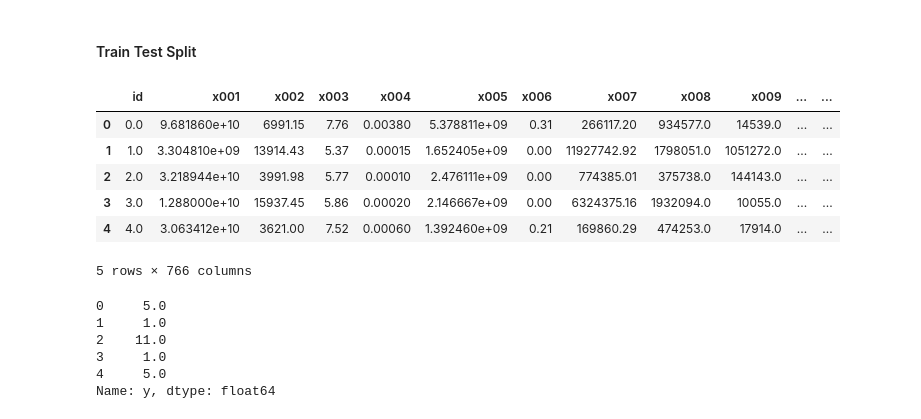
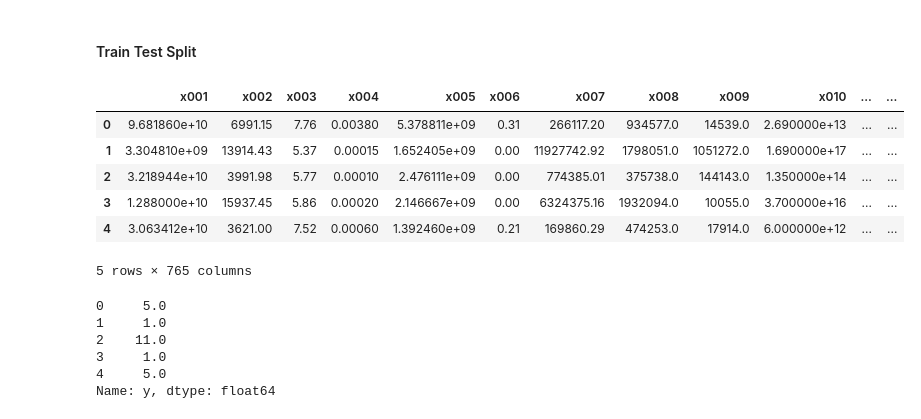
Before and after one commit to pdhanoa/cs390-project, a Jupyter notebook: regression-problem/Missing_Imputation_PCA_and_Model_Exploration.ipynb, the cells around one changed output. Cells and saved outputs as stored; diff of their text form; code cells hidden in the pictures.

```diff
--- a/regression-problem/Missing_Imputation_PCA_and_Model_Exploration.ipynb
+++ b/regression-problem/Missing_Imputation_PCA_and_Model_Exploration.ipynb
@@ -66,0 +69,2 @@ filled_train.isna().sum().max()
+# %%
+filled_train = pd.read_csv('imputed_data.csv').drop(columns = 'Unnamed: 0')
@@ -67,17 +81,17 @@ filled_train.isna().sum().max()
 # %% [markdown]
 #### Train Test Split
 # %%
-X = filled_train.drop(columns = 'y')
+X = filled_train.drop(columns = ['y','id'])
 y = filled_train['y']
 X.head()
 # %% [output]
-|  | id | x001 | x002 | x003 | x004 | x005 | x006 | x007 | x008 | x009 | ... | ... |
-| 0 | 0.0 | 9.681860e+10 | 6991.15 | 7.76 | 0.00380 | 5.378811e+09 | 0.31 | 266117.20 | 934577.0 | 14539.0 | ... | ... |
-| 1 | 1.0 | 3.304810e+09 | 13914.43 | 5.37 | 0.00015 | 1.652405e+09 | 0.00 | 11927742.92 | 1798051.0 | 1051272.0 | ... | ... |
-| 2 | 2.0 | 3.218944e+10 | 3991.98 | 5.77 | 0.00010 | 2.476111e+09 | 0.00 | 774385.01 | 375738.0 | 144143.0 | ... | ... |
-| 3 | 3.0 | 1.288000e+10 | 15937.45 | 5.86 | 0.00020 | 2.146667e+09 | 0.00 | 6324375.16 | 1932094.0 | 10055.0 | ... | ... |
-| 4 | 4.0 | 3.063412e+10 | 3621.00 | 7.52 | 0.00060 | 1.392460e+09 | 0.21 | 169860.29 | 474253.0 | 17914.0 | ... | ... |
+|  | x001 | x002 | x003 | x004 | x005 | x006 | x007 | x008 | x009 | x010 | ... | ... |
+| 0 | 9.681860e+10 | 6991.15 | 7.76 | 0.00380 | 5.378811e+09 | 0.31 | 266117.20 | 934577.0 | 14539.0 | 2.690000e+13 | ... | ... |
+| 1 | 3.304810e+09 | 13914.43 | 5.37 | 0.00015 | 1.652405e+09 | 0.00 | 11927742.92 | 1798051.0 | 1051272.0 | 1.690000e+17 | ... | ... |
+| 2 | 3.218944e+10 | 3991.98 | 5.77 | 0.00010 | 2.476111e+09 | 0.00 | 774385.01 | 375738.0 | 144143.0 | 1.350000e+14 | ... | ... |
+| 3 | 1.288000e+10 | 15937.45 | 5.86 | 0.00020 | 2.146667e+09 | 0.00 | 6324375.16 | 1932094.0 | 10055.0 | 3.700000e+16 | ... | ... |
+| 4 | 3.063412e+10 | 3621.00 | 7.52 | 0.00060 | 1.392460e+09 | 0.21 | 169860.29 | 474253.0 | 17914.0 | 6.000000e+12 | ... | ... |
-5 rows × 766 columns
+5 rows × 765 columns
 # %%
 y.head()
 # %% [output]
```
Also changed, not shown: parts of 29 cells of this notebook.
